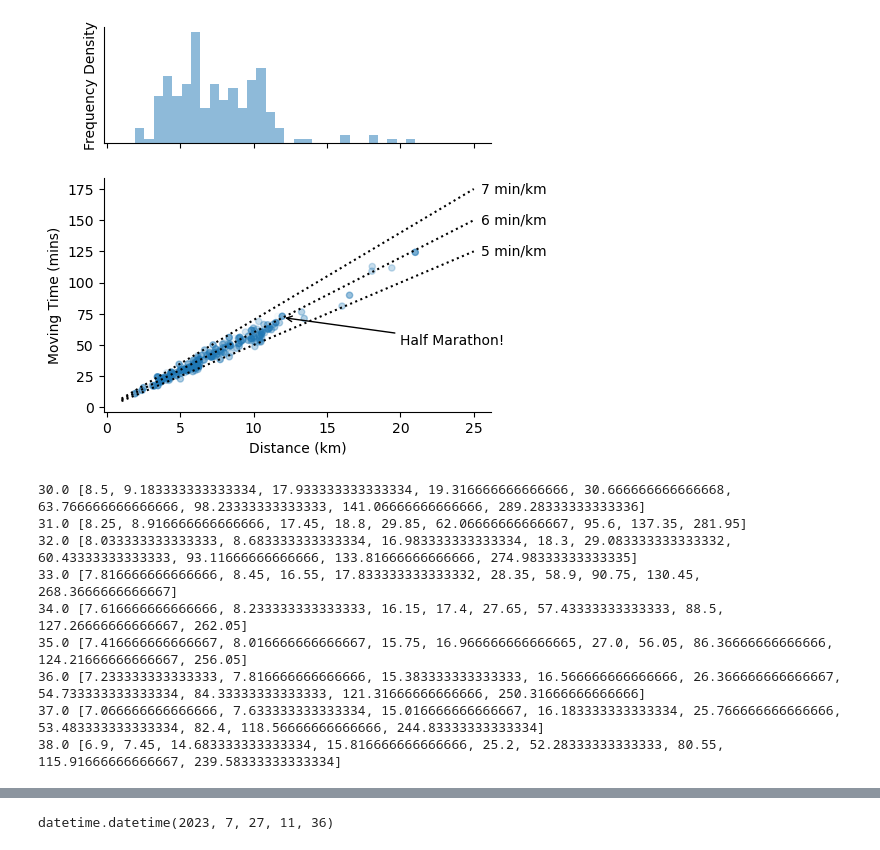
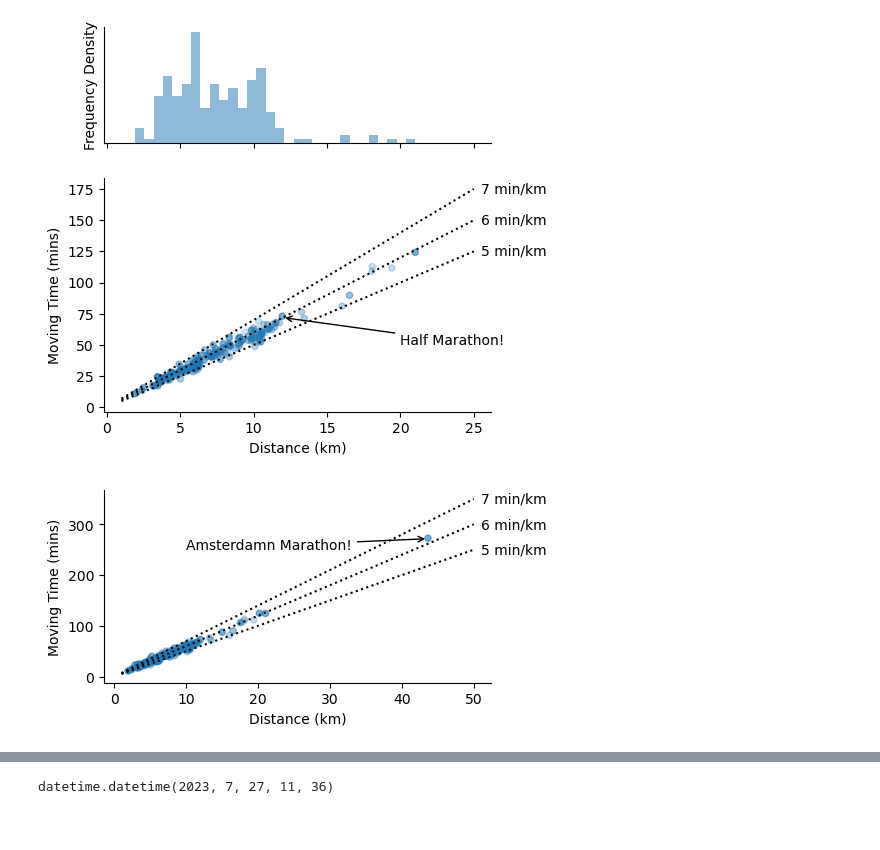
Before and after one commit to TomHodson/tomhodson.github.com, a Jupyter notebook: assets/blog/running/running.ipynb, the cells around one changed output, grey strips where cells are left out. Cells and saved outputs as stored; diff of their text form; code cells hidden in the pictures.

```diff
--- a/assets/blog/running/running.ipynb
+++ b/assets/blog/running/running.ipynb
@@ -75,23 +99,32 @@ f.savefig("time_vs_distance_plus_hist.svg", transparent=True)
 # %% [output]
 [figure]
 # %%
-vdot_table = pd.read_csv("vdot.csv")
-table_dists = [1.5, 1.5609, 3, 2*1.609, 5, 10, 15, 42.195/2, 42.195]
+import pandas as pd
+runs = pd.read_excel("runs_2.xlsx", parse_dates = ["Date"])
 
-for col in vdot_table.columns[1:]:
-    seconds = vdot_table[col].str.split(":").apply(lambda s: sum(int(x)*60**i for i,x in enumerate(s[::-1])))
-    vdot_table[col] = seconds / 60 #pd.to_timedelta(seconds, unit='s')
+def fade_out_by_date(dates, low = None, high = None):
+    low, high = low or min(dates), high or max(dates)
+    range = (high - low)
+    return (dates - low) / range
 
-for i, row in vdot_table.iterrows():
-    vdot, *times = row
-    print(vdot, times)
+f, ax = plt.subplots(figsize = (5,2.5))
+ax.set(ylabel = "Moving Time (mins)", xlabel = "Distance (km)")
+
+x = runs["Distance (m)"].values/1e3
+y = runs["Moving time"].values/60
+
+dists = np.linspace(1, 50, 2)
+for i in [5,6,7]:
+    mins_per_km = i * dists
+    ax.plot(dists, mins_per_km, color = "black", linestyle = "dotted", label = f"{i} min/km")
+    ax.text(51, 50*i, f"{i} min/km", va = "center")
+
+i = runs["Distance (m)"].argmax()
+ax.annotate("Amsterdamn Marathon!", (x[i], y[i]-1), (10, 250), arrowprops = dict(arrowstyle = "->"))
+
+ax.scatter(x, y, s=20, alpha = 0.6*fade_out_by_date(runs["Date"]))
+ax.spines[['right', 'top']].set_visible(False)
+f.savefig("time_vs_distance_2.svg", transparent=True)
+f.savefig("time_vs_distance_2.png", transparent=True)
 # %% [output]
-30.0 [8.5, 9.183333333333334, 17.933333333333334, 19.316666666666666, 30.666666666666668, 63.766666666666666, 98.23333333333333, 141.06666666666666, 289.28333333333336]
-31.0 [8.25, 8.916666666666666, 17.45, 18.8, 29.85, 62.06666666666667, 95.6, 137.35, 281.95]
-32.0 [8.033333333333333, 8.683333333333334, 16.983333333333334, 18.3, 29.083333333333332, 60.43333333333333, 93.11666666666666, 133.81666666666666, 274.98333333333335]
-33.0 [7.816666666666666, 8.45, 16.55, 17.833333333333332, 28.35, 58.9, 90.75, 130.45, 268.3666666666667]
-34.0 [7.616666666666666, 8.233333333333333, 16.15, 17.4, 27.65, 57.43333333333333, 88.5, 127.26666666666667, 262.05]
-35.0 [7.416666666666667, 8.016666666666667, 15.75, 16.966666666666665, 27.0, 56.05, 86.36666666666666, 124.21666666666667, 256.05]
-36.0 [7.233333333333333, 7.816666666666666, 15.383333333333333, 16.566666666666666, 26.366666666666667, 54.733333333333334, 84.33333333333333, 121.31666666666666, 250.31666666666666]
-37.0 [7.066666666666666, 7.633333333333334, 15.016666666666667, 16.183333333333334, 25.766666666666666, 53.483333333333334, 82.4, 118.56666666666666, 244.83333333333334]
-38.0 [6.9, 7.45, 14.683333333333334, 15.816666666666666, 25.2, 52.28333333333333, 80.55, 115.91666666666667, 239.58333333333334]
+[figure, added]
```
Also changed, not shown: parts of 6 cells of this notebook, 18 other files.
